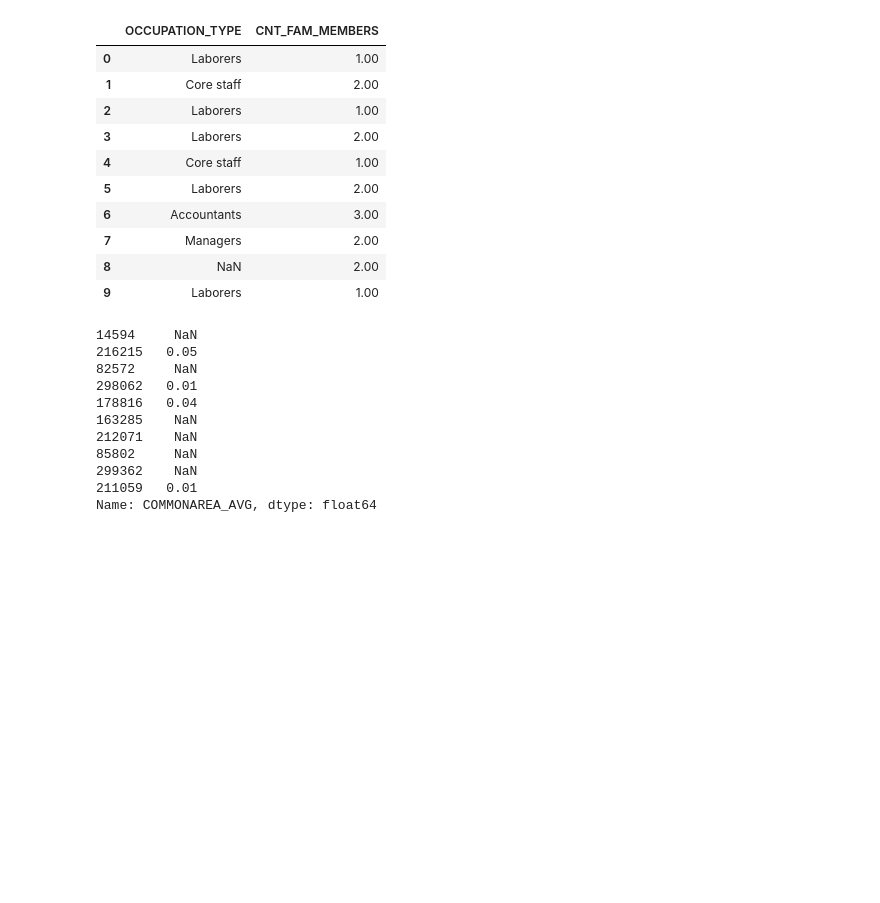
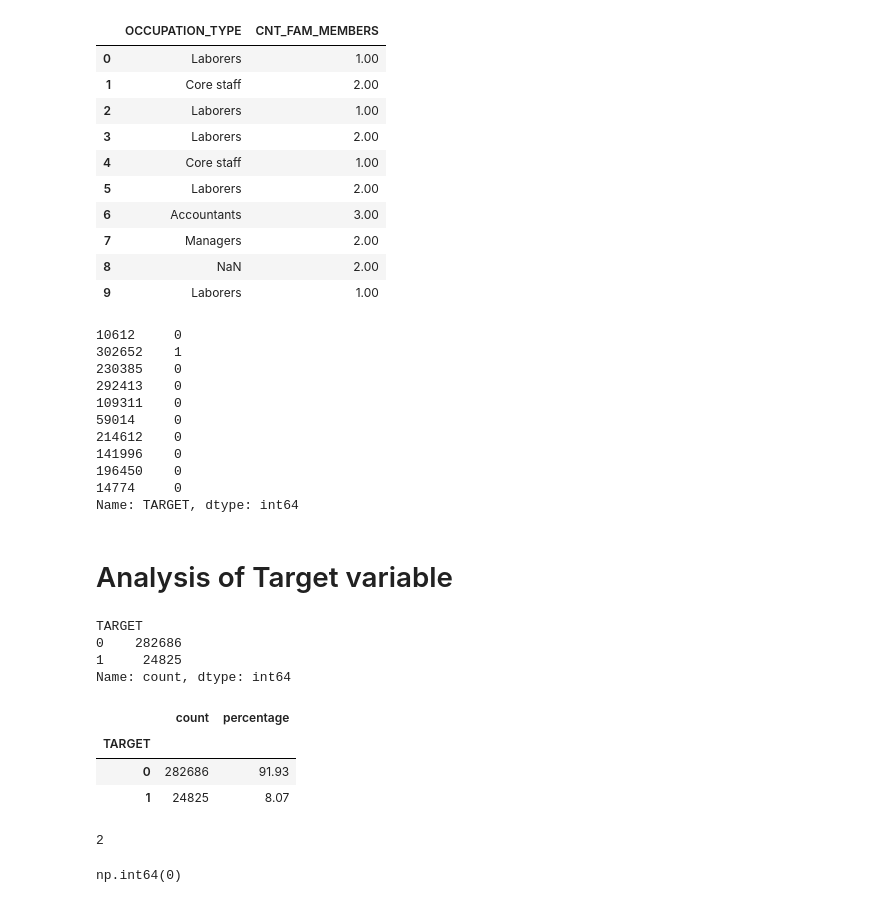
Before and after one commit to Roxy099/data_science_project, a Jupyter notebook: notebooks/01_data_understanding.ipynb, the cells around one changed output. Drawn from its saved outputs; the diff is of its cells as text; code cells hidden in the pictures; blank space fills up the shorter version.

```diff
--- a/notebooks/01_data_understanding.ipynb
+++ b/notebooks/01_data_understanding.ipynb
@@ -748,16 +748,42 @@ application_train_csv[['OCCUPATION_TYPE','CNT_FAM_MEMBERS']].head(10)
 | 8 | NaN | 2.00 |
 | 9 | Laborers | 1.00 |
 # %%
-application_train_csv['COMMONAREA_AVG'].sample(10)
+application_train_csv['TARGET'].sample(10)
 # %% [output]
-14594     NaN
-216215   0.05
-82572     NaN
-298062   0.01
-178816   0.04
-163285    NaN
-212071    NaN
-85802     NaN
-299362    NaN
-211059   0.01
-Name: COMMONAREA_AVG, dtype: float64
+10612     0
+302652    1
+230385    0
+292413    0
+109311    0
+59014     0
+214612    0
+141996    0
+196450    0
+14774     0
+Name: TARGET, dtype: int64
+# %% [markdown]
+# Analysis of Target variable
+# %%
+application_train_csv['TARGET'].value_counts()
+# %% [output]
+TARGET
+0    282686
+1     24825
+Name: count, dtype: int64
+# %%
+target_summary=pd.DataFrame({'count':application_train_csv['TARGET'].value_counts(),
+'percentage':application_train_csv['TARGET'].value_counts(normalize=True)*100})
+target_summary
+# %% [output]
+|  | count | percentage |
+| TARGET |  |  |
+| 0 | 282686 | 91.93 |
+| 1 | 24825 | 8.07 |
+# %%
+application_train_csv['TARGET'].nunique()
+# %% [output]
+2
+# %%
+application_train_csv['TARGET'].isnull().sum()
+# %% [output]
+np.int64(0)
```
Also changed, not shown: parts of 1 cell of this notebook, 2 other files.
